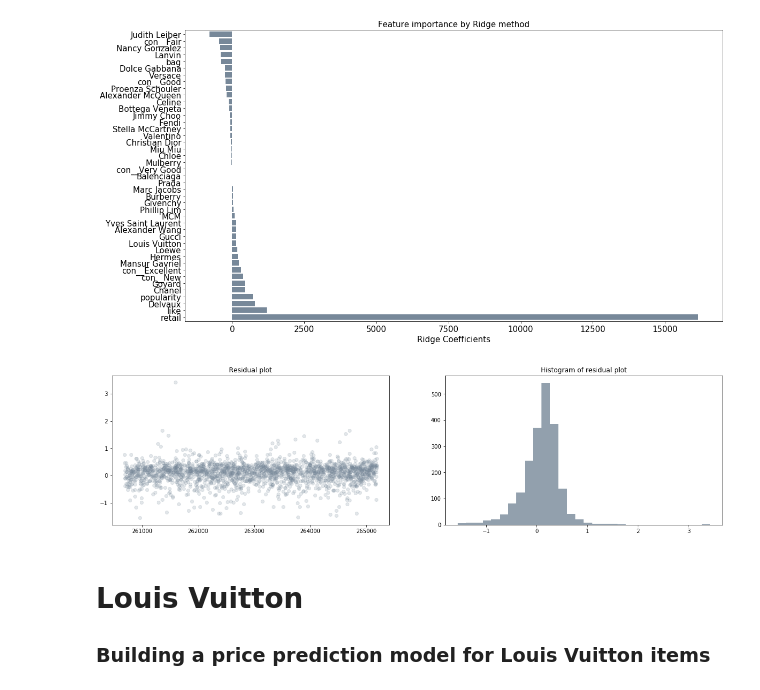
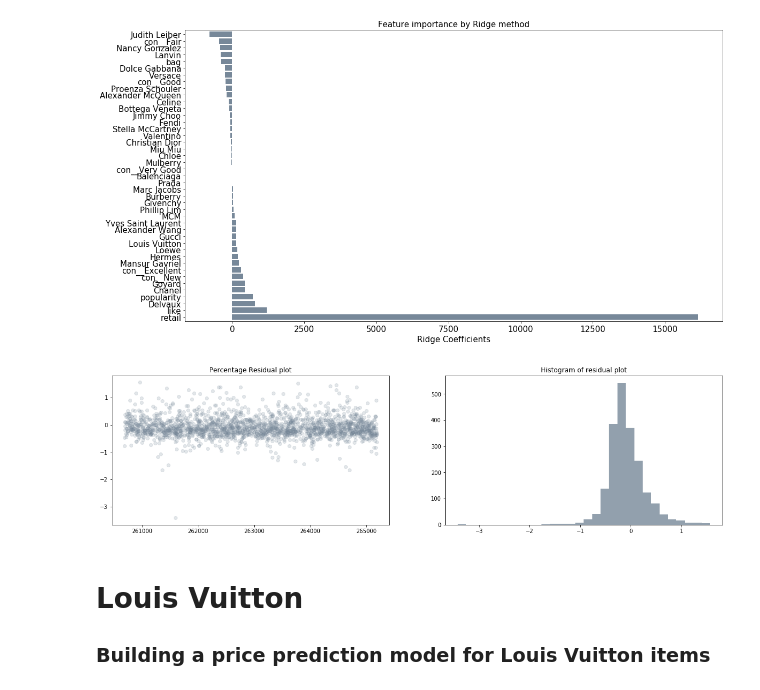
Before and after one commit to dw357/upon, a Jupyter notebook: fashionphile_dw.ipynb, the cells around one changed output. Saved outputs shown, nothing was run; the diff lists cells and outputs as text; code cells hidden in the pictures.

```diff
--- a/fashionphile_dw.ipynb
+++ b/fashionphile_dw.ipynb
@@ -366,16 +366,16 @@ plt.show()
 # %%
 # Predict with our constructed Ridge model
 pred = best_ridge.predict(x_test)
-percentage_diff = (y_test - pred) / y_test
+percentage_diff = (pred - y_test) / y_test
 
 f, (ax1, ax2) = plt.subplots(1,2, figsize = (20, 5))
 ax1.plot(percentage_diff, 'o', color = 'lightslategray', alpha = 0.2)
 ax2.hist(percentage_diff, bins=30, color = 'lightslategray', alpha = 0.8)
-ax1.set_title('Residual plot')
+ax1.set_title('Percentage Residual plot')
 ax2.set_title('Histogram of residual plot')
 plt.show()
 # %% [output]
-[figure, old version]
+[figure, new version]
 # %% [markdown]
 # Louis Vuitton
 ### Building a price prediction model for Louis Vuitton items
```
Also changed, not shown: parts of 2 cells of this notebook.
